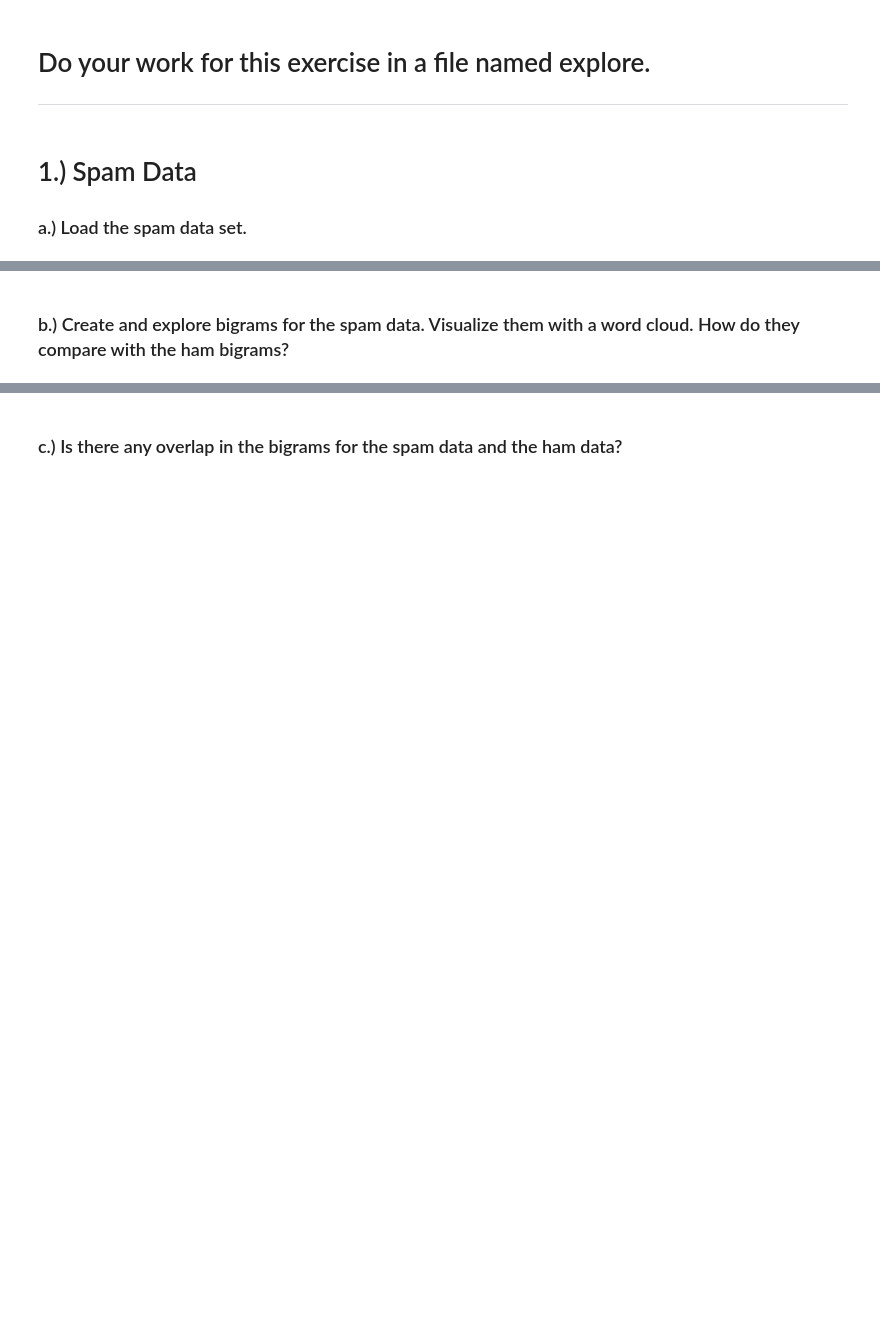
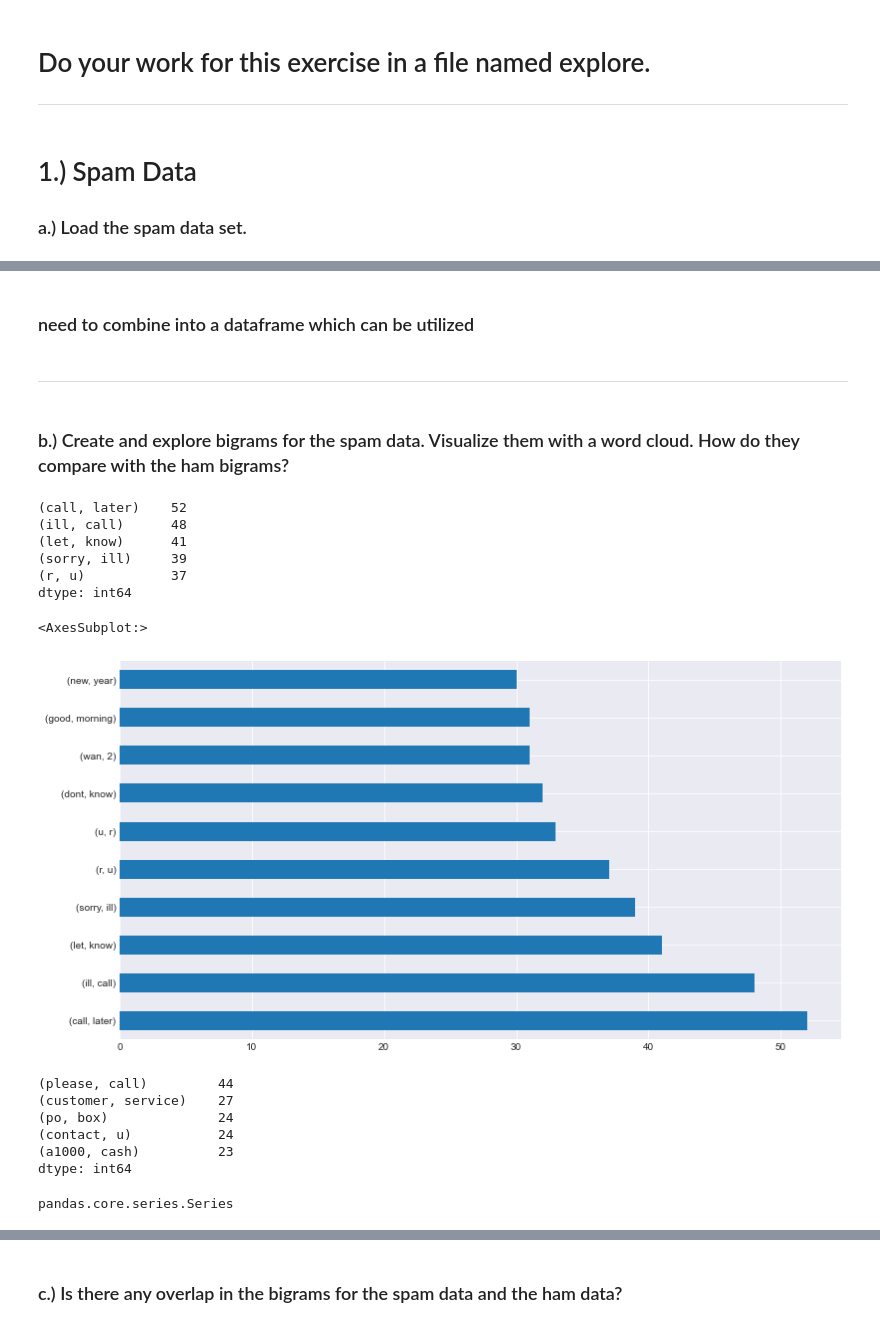
Before and after one commit to RobLMurphy92/natural-language-processing-exercises, a Jupyter notebook: explore_exercise.ipynb, the cells around one changed output, grey strips where cells are left out. Saved outputs shown, nothing was run; the diff lists cells and outputs as text; code cells hidden in the pictures; blank space fills up the shorter version.

```diff
--- a/explore_exercise.ipynb
+++ b/explore_exercise.ipynb
@@ -33,0 +25,2 @@ df.head()
+# %%
+df = pd.read_csv('./spam_clean.csv')
@@ -33,0 +29,16 @@ df.head()
+# %%
+def clean(string):
+    'A simple function to cleanup text data'
+    #lemmatize text
+    wnl = nltk.stem.WordNetLemmatizer()
+    #stating what stopwords are
+    stopwords = nltk.corpus.stopwords.words('english')
+    #normlalizing string, encoding it to ascii for removal of nonascii,
+    #then decoding to change byte object back to string
+    string = (unicodedata.normalize('NFKD', string)
+             .encode('ascii', 'ignore')
+             .decode('utf-8', 'ignore')
+             .lower())
+    #splitting the string into individual words
+    words = re.sub(r'[^\w\s]', '', string).split()
+    return [wnl.lemmatize(word) for word in words if word not in stopwords]
@@ -33,0 +62,3 @@ df.head()
+# %%
+ham_words = clean(' '.join(df[df.label =='ham'].text))
+ham_words[:10]
@@ -33,0 +119,2 @@ df.head()
+# %% [markdown]
+### need to combine into a dataframe which can be utilized
@@ -34,2 +126,39 @@ df.head()
+# %% [markdown]
+----
 # %% [markdown]
 ### b.) Create and explore bigrams for the spam data. Visualize them with a word cloud. How do they compare with the ham bigrams?
+# %%
+ham_bigrams = (pd.Series(nltk.ngrams(ham_words, 2))
+                      .value_counts()
+                      .head(10))
+
+ham_bigrams.head()
+# %% [output]
+(call, later)    52
+(ill, call)      48
+(let, know)      41
+(sorry, ill)     39
+(r, u)           37
+dtype: int64
+# %%
+ham_bigrams.plot.barh()
+# %% [output]
+<AxesSubplot:>
+[figure, added]
+# %%
+spam_bigrams = (pd.Series(nltk.ngrams(spam_words, 2))
+                      .value_counts()
+                      .head(10))
+
+spam_bigrams.head()
+# %% [output]
+(please, call)         44
+(customer, service)    27
+(po, box)              24
+(contact, u)           24
+(a1000, cash)          23
+dtype: int64
+# %%
+type(spam_bigrams)
+# %% [output]
+pandas.core.series.Series
```
Also changed, not shown: parts of 78 cells of this notebook.
